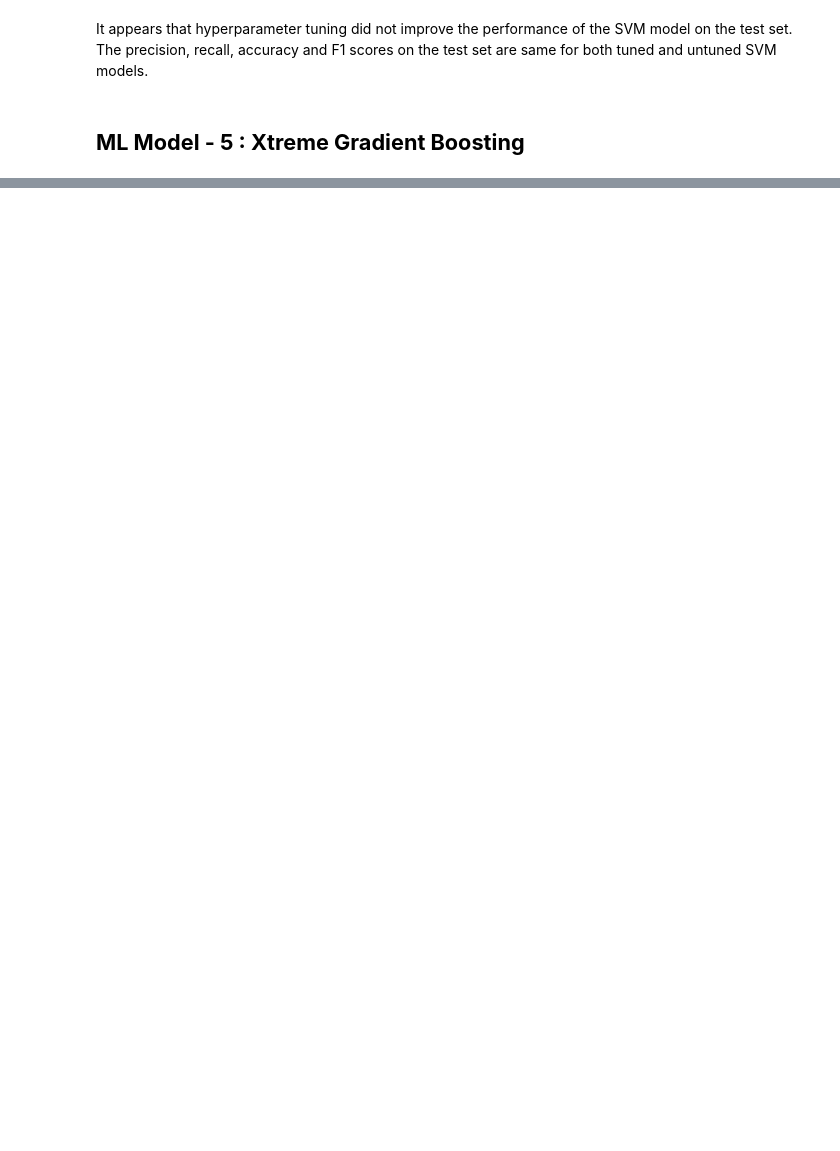
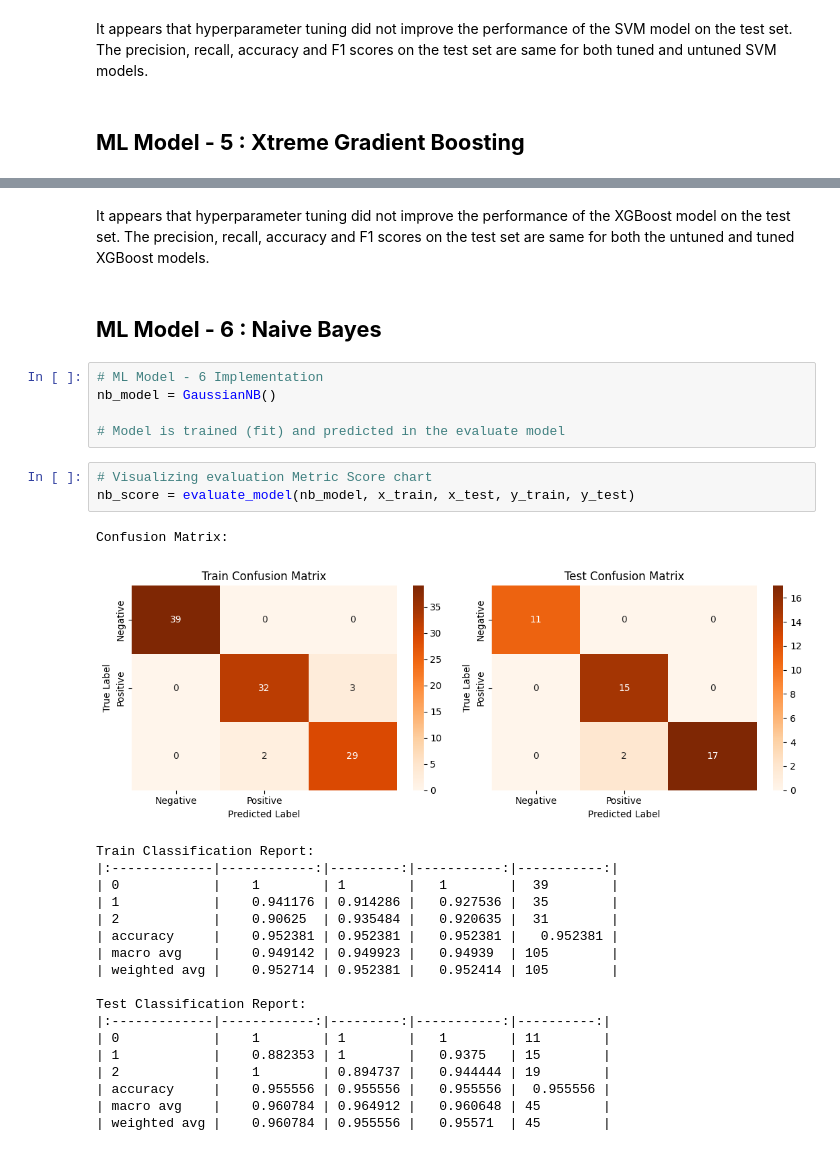
Before and after one commit to rsys-adsingh/Classification, a Jupyter notebook: ClassificationAlgo.ipynb, the cells around one changed output, grey strips where cells are left out. Drawn from its saved outputs; the diff is of its cells as text; blank space fills up the shorter version.

```diff
--- a/ClassificationAlgo.ipynb
+++ b/ClassificationAlgo.ipynb
@@ -864,0 +985,32 @@ It appears that hyperparameter tuning did not improve the performance of the SVM
+# %% [markdown]
+It appears that hyperparameter tuning did not improve the performance of the XGBoost model on the test set. The precision, recall, accuracy and F1 scores on the test set are same for both the untuned and tuned XGBoost models.
+# %% [markdown]
+## **ML Model - 6 : Naive Bayes**
+# %%
+# ML Model - 6 Implementation
+nb_model = GaussianNB()
+
+# Model is trained (fit) and predicted in the evaluate model
+# %%
+# Visualizing evaluation Metric Score chart
+nb_score = evaluate_model(nb_model, x_train, x_test, y_train, y_test)
+# %% [output]
+Confusion Matrix:
+[figure, added]
+Train Classification Report:
+|:-------------|------------:|---------:|-----------:|-----------:|
+| 0            |    1        | 1        |   1        |  39        |
+| 1            |    0.941176 | 0.914286 |   0.927536 |  35        |
+| 2            |    0.90625  | 0.935484 |   0.920635 |  31        |
+| accuracy     |    0.952381 | 0.952381 |   0.952381 |   0.952381 |
+| macro avg    |    0.949142 | 0.949923 |   0.94939  | 105        |
+| weighted avg |    0.952714 | 0.952381 |   0.952414 | 105        |
+
+Test Classification Report:
+|:-------------|------------:|---------:|-----------:|----------:|
+| 0            |    1        | 1        |   1        | 11        |
+| 1            |    0.882353 | 1        |   0.9375   | 15        |
+| 2            |    1        | 0.894737 |   0.944444 | 19        |
+| accuracy     |    0.955556 | 0.955556 |   0.955556 |  0.955556 |
+| macro avg    |    0.960784 | 0.964912 |   0.960648 | 45        |
+| weighted avg |    0.960784 | 0.955556 |   0.95571  | 45        |
```
Also changed, not shown: parts of 68 cells of this notebook.
